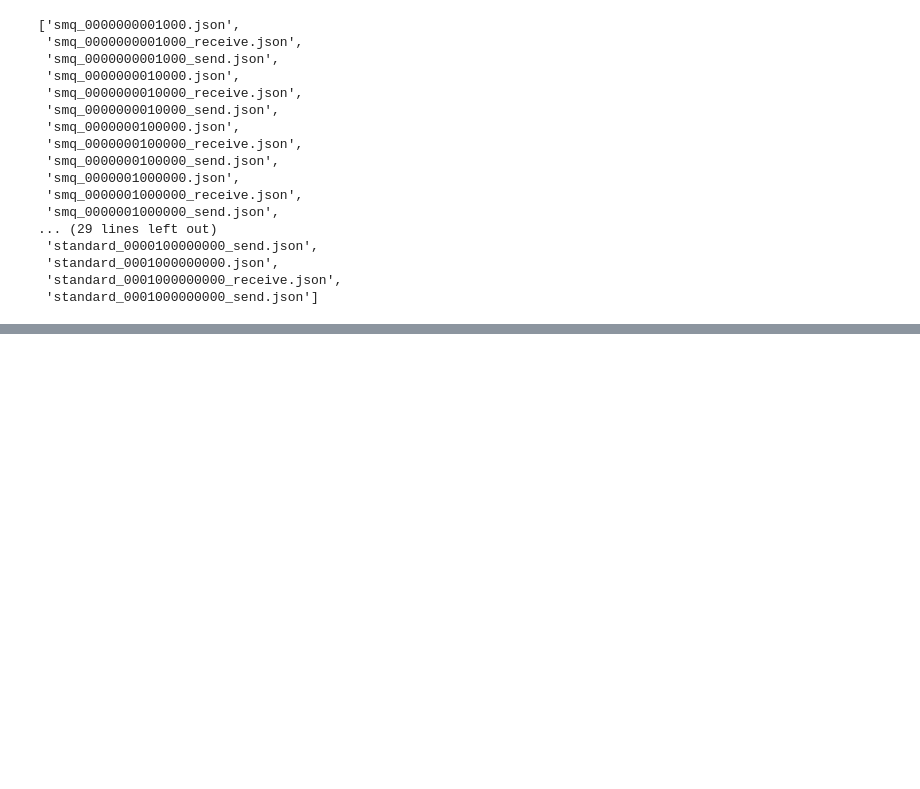
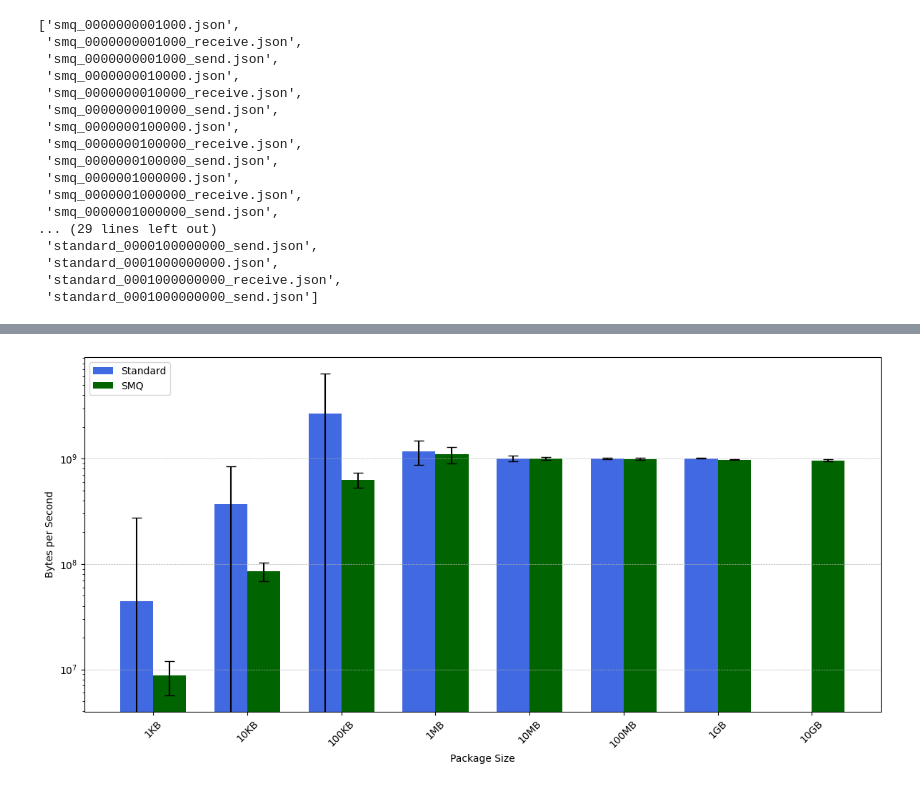
Before and after one commit to tobiaswuerth/python_shared_memory_queue, a Jupyter notebook: memory_test/performance_test_eval.ipynb, the cells around one changed output, grey strips where cells are left out. Saved outputs shown, nothing was run; the diff lists cells and outputs as text; code cells hidden in the pictures; blank space fills up the shorter version.

Commit message:
improve tests

```diff
--- a/memory_test/performance_test_eval.ipynb
+++ b/memory_test/performance_test_eval.ipynb
@@ -135,0 +179,18 @@ plt.show()
+# %%
+import json
+from performance_test_base import package_sizes
+
+def load_data(type_, package):
+    f_stats = os.path.join(test_result_dir, f'{type_}_{package:013d}.json')
+    if not os.path.exists(f_stats):
+        print(f"File {f_stats} does not exist.")
+        return None
+    with open(f_stats) as f:
+        data = json.load(f)
+    return data
+
+data_std = {}
+data_smq = {}
+for package in package_sizes:
+    data_std[package] = load_data('standard_e2e', package)
+    data_smq[package] = load_data('smq_e2e', package)
@@ -135,0 +210,56 @@ plt.show()
+# %%
+import os
+import matplotlib.pyplot as plt
+import numpy as np
+
+x = np.arange(len(package_sizes))
+width = 0.35
+
+def calc_error(entry):
+    if not entry:
+        return np.nan
+
+    # Get the standard deviation in time (seconds)
+    time_std_dev = entry["std_dev"]
+
+    # Get the mean time per operation
+    mean_time = entry["mean"]
+
+    # Calculate size and count
+    size = entry["size"]
+    count = entry["count"]
+
+    # Calculate bytes per second using mean + std_dev and mean - std_dev
+    bytes_per_second_upper = size / (mean_time - time_std_dev) if mean_time > time_std_dev else np.nan
+    bytes_per_second_lower = size / (mean_time + time_std_dev)
+
+    # Calculate the average error
+    bytes_per_second = entry["bytes_per_second"]
+    error_upper = abs(bytes_per_second_upper - bytes_per_second) if not np.isnan(bytes_per_second_upper) else 0
+    error_lower = abs(bytes_per_second - bytes_per_second_lower)
+
+    # Return the average error
+    return (error_upper + error_lower) / 2
+
+std_throughput = [data_std[p]["bytes_per_second"] if data_std[p] else np.nan for p in package_sizes]
+smq_throughput = [data_smq[p]["bytes_per_second"] if data_smq[p] else np.nan for p in package_sizes]
+
+std_error = [calc_error(data_std[p]) for p in package_sizes]
+smq_error = [calc_error(data_smq[p]) for p in package_sizes]
+
+fig, ax = plt.subplots(figsize=(12, 6))
+ax.bar(x - width/2, std_throughput, width, yerr=std_error, label='Standard', capsize=5, color='royalblue')
+ax.bar(x + width/2, smq_throughput, width, yerr=smq_error, label='SMQ', capsize=5, color='darkgreen')
+
+ax.set_yscale('log')
+ax.set_xlabel('Package Size')
+ax.set_ylabel('Bytes per Second')
+ax.set_xticks(x)
+ax.set_xticklabels(labels, rotation=45)
+ax.legend()
+ax.grid(True, axis='y', linestyle='--', linewidth=0.5)
+
+plt.tight_layout()
+plt.show()
+# %% [output]
+[figure, added]
```
Also changed, not shown: parts of 10 cells of this notebook, 4 other files.
